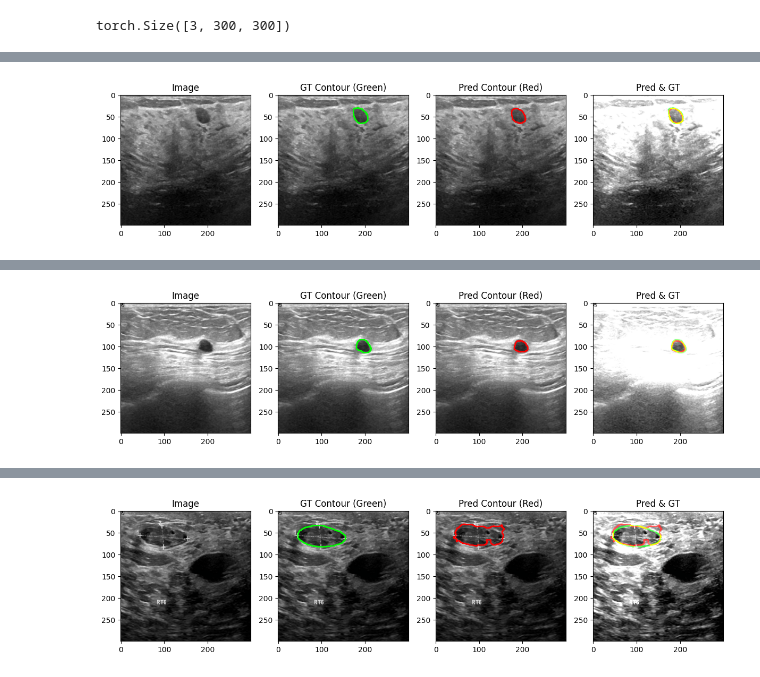
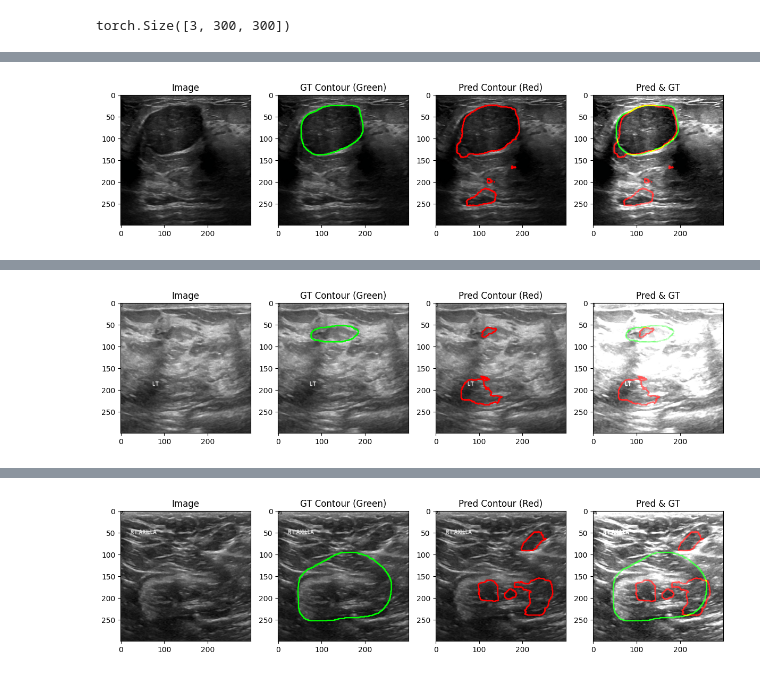
Before and after one commit to nawroz-m/ML_learning, a Jupyter notebook: Contours_detection_BUSI.ipynb, the cells around one changed output, grey strips where cells are left out. Cells and saved outputs as stored; diff of their text form; code cells hidden in the pictures.

Commit message:
update: augmentation prop & dropout to bottleneck

```diff
--- a/Contours_detection_BUSI.ipynb
+++ b/Contours_detection_BUSI.ipynb
@@ -427,6 +451,6 @@ WARNING:matplotlib.image:Clipping input data to the valid range for imshow with
 # %%
 class ResidualBlock(nn.Module):
-    def __init__(self, in_c, out_c, stride=2):
+    def __init__(self, in_c, out_c, stride=1):
         super().__init__()
 
         self.conv = nn.Sequential(
@@ -493,6 +517,8 @@ class Cnn_network(nn.Module):
         ResidualBlock(256, 256, stride=1)
     )
 
+    self.dropout = nn.Dropout2d(0.3)
+
     # Decoder
     self.up1 = nn.ConvTranspose2d(256, 128, kernel_size=2, stride=2)
     self.up2 = nn.ConvTranspose2d(128, 64, kernel_size=2, stride=2)
@@ -514,7 +540,8 @@ class Cnn_network(nn.Module):
     x1 = self.block1(x)
     x2 = self.block2(x1)
     x3 = self.block3(x2)
-    x4 = self.block4(x3)
+    x4 = self.block4(x3) # <-- Bottleneck
+    x4 = self.dropout(x4) # <-- reduce noise at bottleneck
 
     # Decoder
     x = self.up1(x4)
@@ -617,7 +699,7 @@ def val_model(data_loader, loss_fun):
       val_loss += loss.item()
   return val_loss/len(data_loader)
 # %%
-img, label = ben_train_loader.dataset.dataset.__getitem__(0)
+img, label = ben_train_loader.dataset.__getitem__(0)
 img.shape
 # %% [output]
 torch.Size([3, 300, 300])
@@ -689,13 +788,17 @@ Cnn_network(
   )
   (final): Conv2d(32, 1, kernel_size=(1, 1), stride=(1, 1))
 )
+# %%
+# Get the test dataset
+benign_test = Dataset(test_data, test_mask, 'benign', 'benign_mask', transform=validation_transform_pipeline)
+ben_test_loader = torch.utils.data.DataLoader(benign_test, shuffle=False, batch_size=16, drop_last=False, num_workers=2 )
 # %%
 for _ in range(3):
-  idx = np.random.randint(len(ben_test_dataset))
-  img, gt_mask = ben_test_dataset[idx]
+  idx = np.random.randint(len(ben_test_loader.dataset))
+  img, gt_mask = ben_test_loader.dataset[idx]
 
   with torch.no_grad():
-      pred = model(img.unsqueeze(0).to(device))
+      pred = net(img.unsqueeze(0).to(device))
       pred = torch.sigmoid(pred).squeeze().cpu().numpy()
 
   # image for display
@@ -749 +852 @@ WARNING:matplotlib.image:Clipping input data to the valid range for imshow with
-[figure, old version]
+[figure, new version]
@@ -754 +856 @@ WARNING:matplotlib.image:Clipping input data to the valid range for imshow with
-[figure, old version]
+[figure, new version]
@@ -759 +861 @@ WARNING:matplotlib.image:Clipping input data to the valid range for imshow with
-[figure, old version]
+[figure, new version]
```
Also changed, not shown: parts of 31 cells of this notebook.
